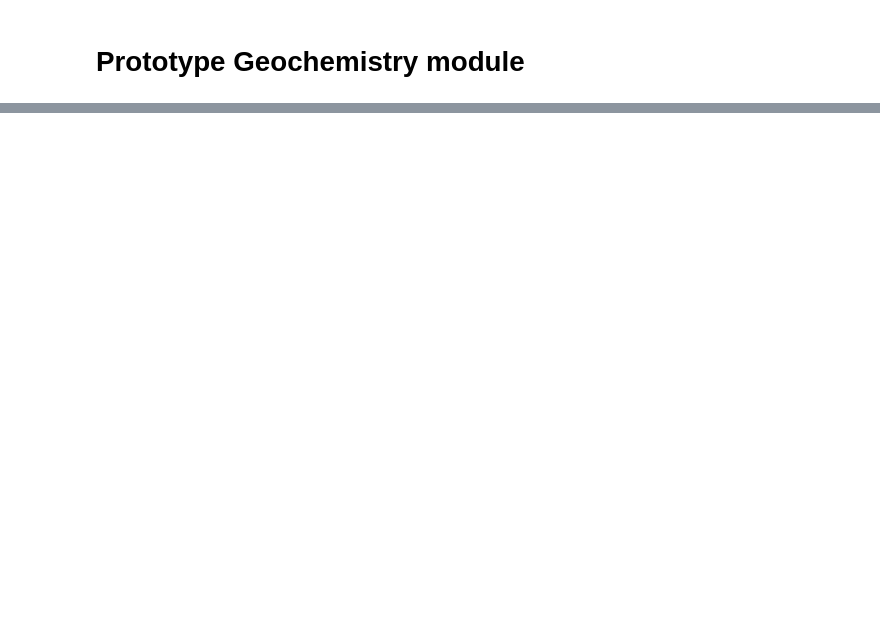
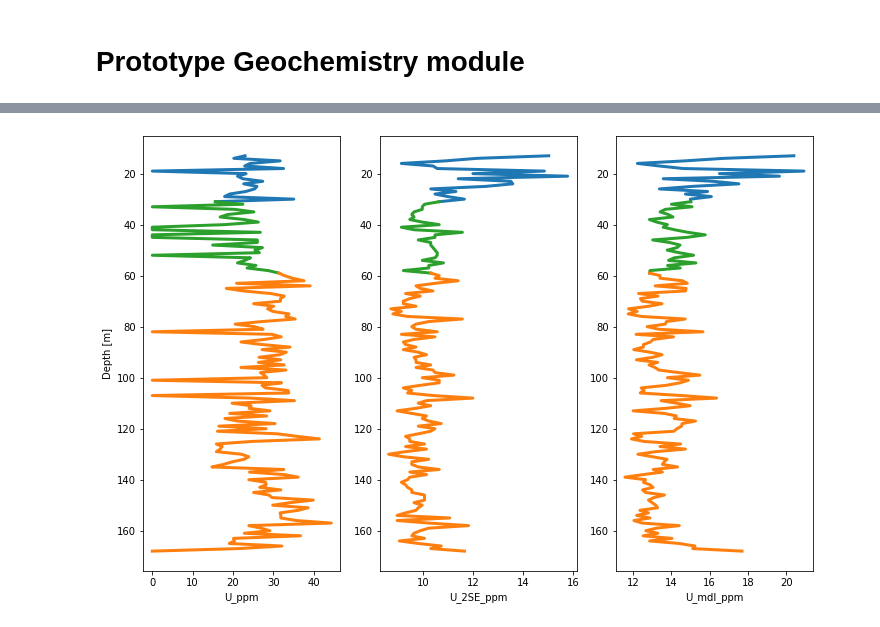
Before and after one commit to nchowes/digital-core, a Jupyter notebook: sandbox/nch/pGeochem.ipynb, the cells around one changed output, grey strips where cells are left out. Saved outputs shown, nothing was run; the diff lists cells and outputs as text; code cells hidden in the pictures; blank space fills up the shorter version.

Commit message:
initial Geochem

```diff
--- a/sandbox/nch/pGeochem.ipynb
+++ b/sandbox/nch/pGeochem.ipynb
@@ -102,4 +3,3 @@ def evaluate_metric_byelement(df, metric="std"):
 # %%
 sys.path.append("../../")
-filepath   = '../../data/OOLDEA2_1m_intervals-labeled.csv'
-labeled = pd.read_csv( filepath )
+filepath   = '../../data/OOLDEA2_1m_intervals.csv'
@@ -106 +12,3 @@ labeled = pd.read_csv( filepath )
+# %%
+this = Geochem.read_csv( filepath )
 # %%
@@ -171,22 +22,0 @@ for i,filter in enumerate(filters):
-# %%
-filters = [
-    "Ba_ppm median",
-    "Mn_ppm median",
-    "P_ppm median",
-    ]
-
-n = len( filters )
-
-fig, ax = plt.subplots(1,n, figsize=(24,5) )
-fig.tight_layout(pad=3.5)
-for i,filter in enumerate(filters):
-
-    this = df[df["element"].str.contains(filters[i])]
-
-    ax = ax.flatten()
-    sns.barplot(ax=ax[i], x="element", y="value", hue="cluster", data=this)
-
-    ax[i].tick_params(axis='x', rotation=45)
-
-    ax[i].set_title(filter)
-    ax[i].set_xlabel("")
@@ -243,0 +38,4 @@ metric[metric["type"] == "ppm"]\
+# %%
+this.plot_element( "U", labels=True )
+# %% [output]
+[figure, added]
```
Also changed, not shown: parts of 15 cells of this notebook, 6 other files.
